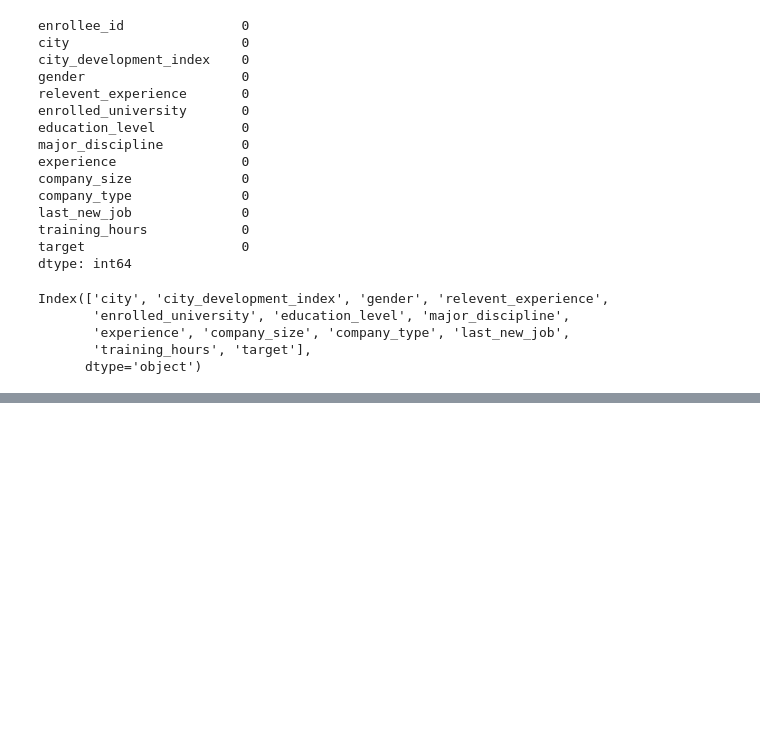
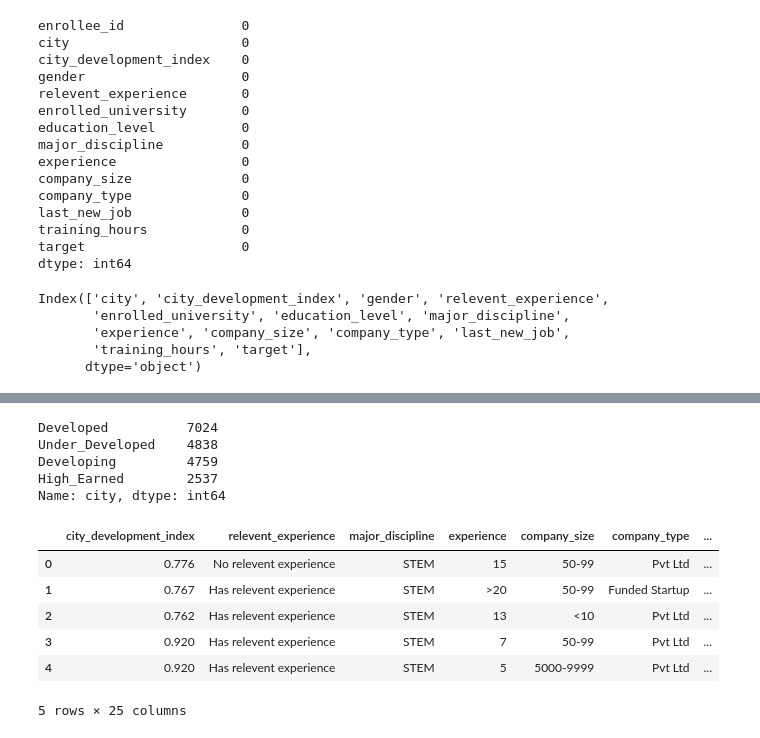
Before and after one commit to Nate73985/HR_Recruitment_Analysis, a Jupyter notebook: HR-Analytics.ipynb, the cells around one changed output, grey strips where cells are left out. Saved outputs shown, nothing was run; the diff lists cells and outputs as text; code cells hidden in the pictures; blank space fills up the shorter version.

```diff
--- a/HR-Analytics.ipynb
+++ b/HR-Analytics.ipynb
@@ -174,0 +224,14 @@ copy support.py "C:\Users\Nathaniel\PycharmProjects\HR_Recruitment_Analysis\"
+# %%
+hr["city"] = pd.qcut(
+    hr["city_development_index"],
+    q=[0, 0.25, 0.5, 0.75, 1],
+    labels=["Under_Developed", "Developing", "Developed","High_Earned"],
+)
+# %%
+hr["city"].value_counts()
+# %% [output]
+Developed          7024
+Under_Developed    4838
+Developing         4759
+High_Earned        2537
+Name: city, dtype: int64
@@ -174,0 +240,17 @@ copy support.py "C:\Users\Nathaniel\PycharmProjects\HR_Recruitment_Analysis\"
+# %%
+encoder = LabelEncoder()
+
+hr['relevent_experience_encoded'] = encoder.fit_transform(hr['relevent_experience'])
+# %%
+encoded_df = pd.get_dummies(hr, columns=['city', 'gender',
+       'enrolled_university', 'education_level'])
+# %%
+encoded_df.head()
+# %% [output]
+|  | city_development_index | relevent_experience | major_discipline | experience | company_size | company_type | ... |
+| 0 | 0.776 | No relevent experience | STEM | 15 | 50-99 | Pvt Ltd | ... |
+| 1 | 0.767 | Has relevent experience | STEM | >20 | 50-99 | Funded Startup | ... |
+| 2 | 0.762 | Has relevent experience | STEM | 13 | <10 | Pvt Ltd | ... |
+| 3 | 0.920 | Has relevent experience | STEM | 7 | 50-99 | Pvt Ltd | ... |
+| 4 | 0.920 | Has relevent experience | STEM | 5 | 5000-9999 | Pvt Ltd | ... |
+5 rows × 25 columns
```
Also changed, not shown: parts of 45 cells of this notebook.
